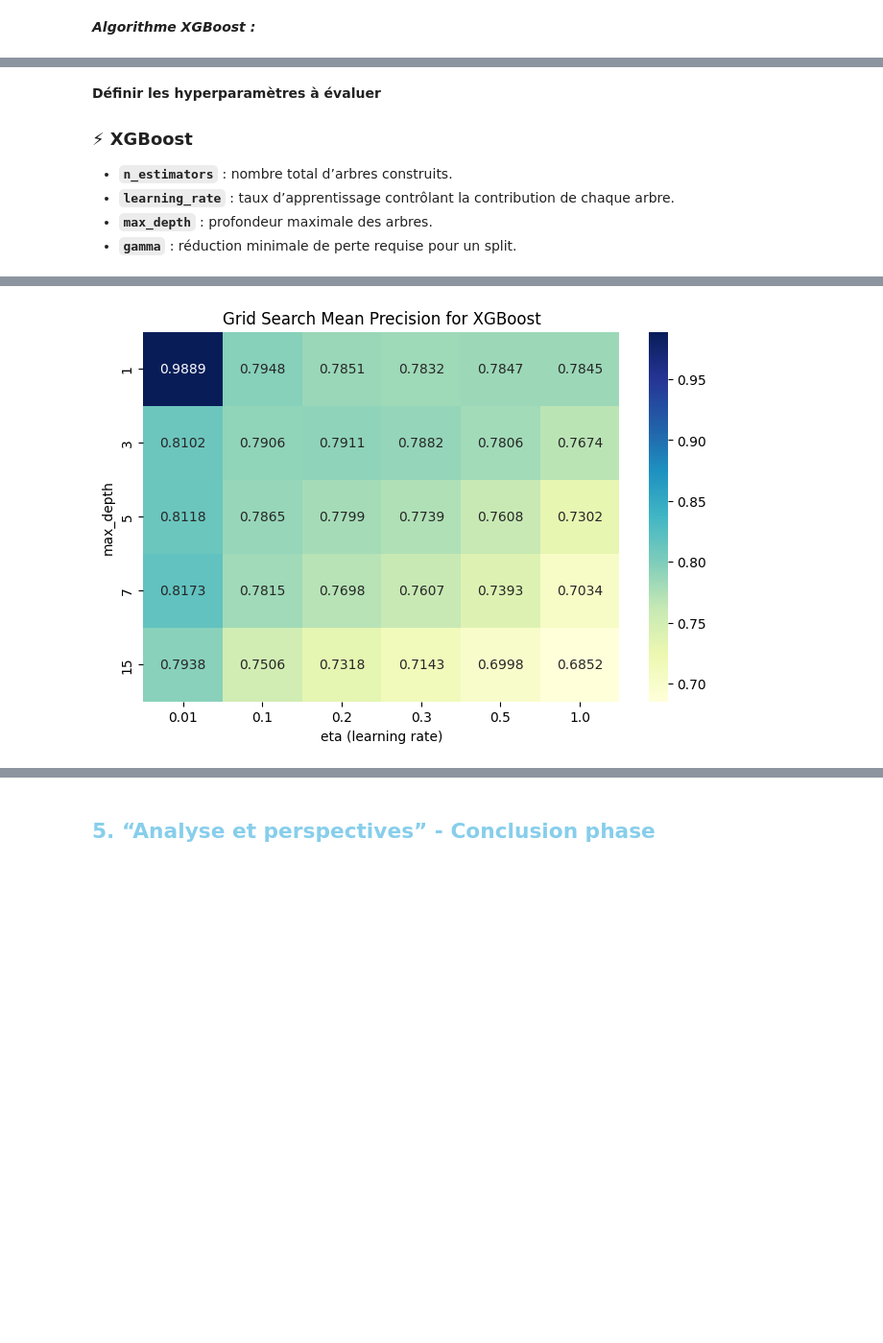
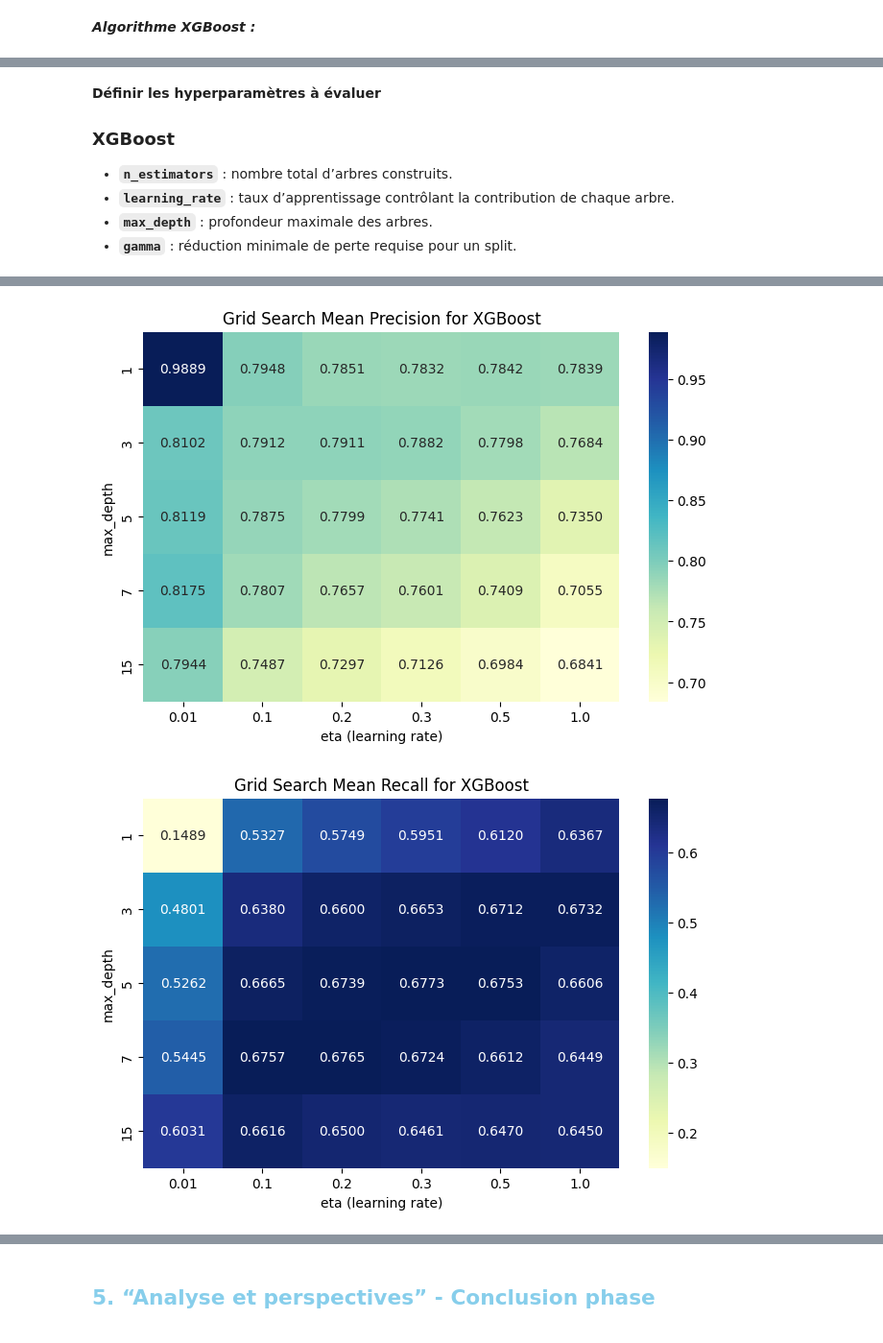
Before and after one commit to alextonon/BE_working_repo, a Jupyter notebook: FSD311_Machine_Learning/BE_ML_Groupe1.ipynb, the cells around one changed output, grey strips where cells are left out. Shown: that part at 96% size. Saved outputs shown, nothing was run; the diff lists cells and outputs as text; code cells hidden in the pictures; blank space fills up the shorter version.

```diff
--- a/FSD311_Machine_Learning/BE_ML_Groupe1.ipynb
+++ b/FSD311_Machine_Learning/BE_ML_Groupe1.ipynb
@@ -448,14 +448,12 @@ def simplify_country(country):
     print(country)
     return 'Other'
 
-
-
 def transform_native_country(adult):
 
     adult_native_country_transformed = adult.copy()
 
     adult_native_country_transformed['region'] = adult_native_country_transformed['native-country'].apply(simplify_country)
-    adult_native_country_transformed.drop(columns=['native-country'])
+    adult_native_country_transformed.drop(columns=['native-country'], inplace=True)
 
     return adult_native_country_transformed
 # %% [markdown]
@@ -678,5 +685,5 @@ N_FOLDS = 5
 OUTLIER_REMOVAL = True
 N_ESTIMATORS = 200
 
-acc, prec, feature_imp = random_forest(adult=adult_final_rf, WEIGHTING=WEIGHTING, N_FOLDS=N_FOLDS, REMOVE_OUTLIERS=OUTLIER_REMOVAL, N_ESTIMATORS=N_ESTIMATORS, verbose=True)
+acc, prec, rec, f1, feature_imp = random_forest(adult=adult_final_rf, WEIGHTING=WEIGHTING, N_FOLDS=N_FOLDS, REMOVE_OUTLIERS=OUTLIER_REMOVAL, N_ESTIMATORS=N_ESTIMATORS, verbose=True)
 # %% [output]
@@ -716,10 +725,12 @@ native-country : 583 NA
 # %% [markdown]
 __*Algorithme XGBoost :*__
 # %%
-def xgboost(params, num_boost_round, adult, WEIGHTING, N_FOLDS, REMOVE_OUTLIERS, verbose=False):
+def xgboost(params, adult, WEIGHTING, N_FOLDS, REMOVE_OUTLIERS, num_boost_round=100, verbose=False):
     adult_xgb = adult.copy()
     fold_accuracies = []
     fold_precisions = []
+    fold_recalls = []
+    fold_f1s = []
 
     if REMOVE_OUTLIERS:
         adult_xgb = remove_outliers(adult_xgb)
@@ -751,9 +762,13 @@ def xgboost(params, num_boost_round, adult, WEIGHTING, N_FOLDS, REMOVE_OUTLIERS,
         predictions = [1 if pred > 0.5 else 0 for pred in preds]
         accuracy = accuracy_score(y_test, predictions)
         precision = precision_score(y_test, predictions)
+        recall = recall_score(y_test, predictions)
+        f1 = f1_score(y_test, predictions)
 
         fold_accuracies.append(accuracy)
         fold_precisions.append(precision)
+        fold_recalls.append(recall)
+        fold_f1s.append(f1)
 
     importance = bst.get_score(importance_type='weight')
     importance_df = pd.DataFrame(list(importance.items()), columns=['Feature', 'Importance']).sort_values(by='Importance', ascending=False)
@@ -761,8 +776,10 @@ def xgboost(params, num_boost_round, adult, WEIGHTING, N_FOLDS, REMOVE_OUTLIERS,
     if verbose:
         print("XGBoost accuracy:", np.mean(fold_accuracies))
         print("XGBoost precision:", np.mean(fold_precisions))
+        print("XGBoost recall:", np.mean(fold_recalls))
+        print("XGBoost F1-score:", np.mean(fold_f1s))
 
-    return fold_accuracies, fold_precisions, importance_df
+    return fold_accuracies, fold_precisions, fold_recalls, fold_f1s, importance_df
 # %% [markdown]
 <span style='color:skyblue'>
 
@@ -823,7 +857,7 @@ A priori on constate que le meilleur modèle est le XGBoost, sans utilisation de
 # %% [markdown]
 __Définir les hyperparamètres à évaluer__
 
-### ⚡ XGBoost
+### XGBoost
 - **`n_estimators`** : nombre total d’arbres construits.
 - **`learning_rate`** : taux d’apprentissage contrôlant la contribution de chaque arbre.
 - **`max_depth`** : profondeur maximale des arbres.
@@ -843,56 +877,74 @@ for eta in grid_search["eta"]:
         params = {
             'eta': eta,
             'max_depth': max_depth,
-            'n_estimators': 200,
             'objective': 'binary:logistic',
             'eval_metric': 'logloss',
             'seed': 42
         }
         print(f"Testing with eta={eta}, max_depth={max_depth}")
-        accuracy_scores, precision_scores = xgboost(params=params, adult=adult_normalized, WEIGHTING=False, N_FOLDS=N_FOLDS, REMOVE_OUTLIERS=False)
+        accuracy_scores, precision_scores, recall_scores, f1_scores, feature_importance = xgboost(params=params, adult=adult_normalized, WEIGHTING=False, N_FOLDS=N_FOLDS, REMOVE_OUTLIERS=False)
         mean_accuracy = np.mean(accuracy_scores)
         mean_precision = np.mean(precision_scores)
+        mean_recall = np.mean(recall_scores)
+        mean_f1 = np.mean(f1_scores)
         grid_results.append({
             "eta": eta,
             "max_depth": max_depth,
             "mean_accuracy": mean_accuracy,
-            "mean_precision": mean_precision
+            "mean_precision": mean_precision,
+            "mean_recall": mean_recall,
+            "mean_f1": mean_f1
         })
 
 # Affichage des résultats
 df_results = pd.DataFrame(grid_results)
 pivot_acc = df_results.pivot(index="max_depth", columns="eta", values="mean_accuracy")
 pivot_prec = df_results.pivot(index="max_depth", columns="eta", values="mean_precision")
+pivot_rec = df_results.pivot(index="max_depth", columns="eta", values="mean_recall")
+pivot_f1 = df_results.pivot(index="max_depth", columns="eta", values="mean_f1")
 
 plt.figure(figsize=(8, 5))
 sns.heatmap(pivot_acc, annot=True, fmt=".4f", cmap="YlGnBu")
 plt.title("Grid Search Mean Accuracy for XGBoost")
 plt.xlabel("eta (learning rate)")
 plt.ylabel("max_depth")
 
 plt.figure(figsize=(8, 5))
 sns.heatmap(pivot_prec, annot=True, fmt=".4f", cmap="YlGnBu")
 plt.title("Grid Search Mean Precision for XGBoost")
 plt.xlabel("eta (learning rate)")
 plt.ylabel("max_depth")
+
+plt.figure(figsize=(8, 5))
+sns.heatmap(pivot_rec, annot=True, fmt=".4f", cmap="YlGnBu")
+plt.title("Grid Search Mean Recall for XGBoost")
+plt.xlabel("eta (learning rate)")
+plt.ylabel("max_depth")
+
+plt.figure(figsize=(8, 5))
+sns.heatmap(pivot_f1, annot=True, fmt=".4f", cmap="YlGnBu")
+plt.title("Grid Search Mean F1-score for XGBoost")
+plt.xlabel("eta (learning rate)")
+plt.ylabel("max_depth")
 plt.show()
 # %% [output]
 Testing with eta=0.01, max_depth=1
 Testing with eta=0.01, max_depth=3
 Testing with eta=0.01, max_depth=5
 Testing with eta=0.01, max_depth=7
 Testing with eta=0.01, max_depth=15
 Testing with eta=0.1, max_depth=1
 Testing with eta=0.1, max_depth=3
 Testing with eta=0.1, max_depth=5
 Testing with eta=0.1, max_depth=7
 Testing with eta=0.1, max_depth=15
 Testing with eta=0.2, max_depth=1
 Testing with eta=0.2, max_depth=3
 ... (14 lines left out)
 Testing with eta=1, max_depth=3
 Testing with eta=1, max_depth=5
 Testing with eta=1, max_depth=7
 Testing with eta=1, max_depth=15
 [figure]
 [figure]
+[figure, added]
```
Also changed, not shown: parts of 13 cells of this notebook.
